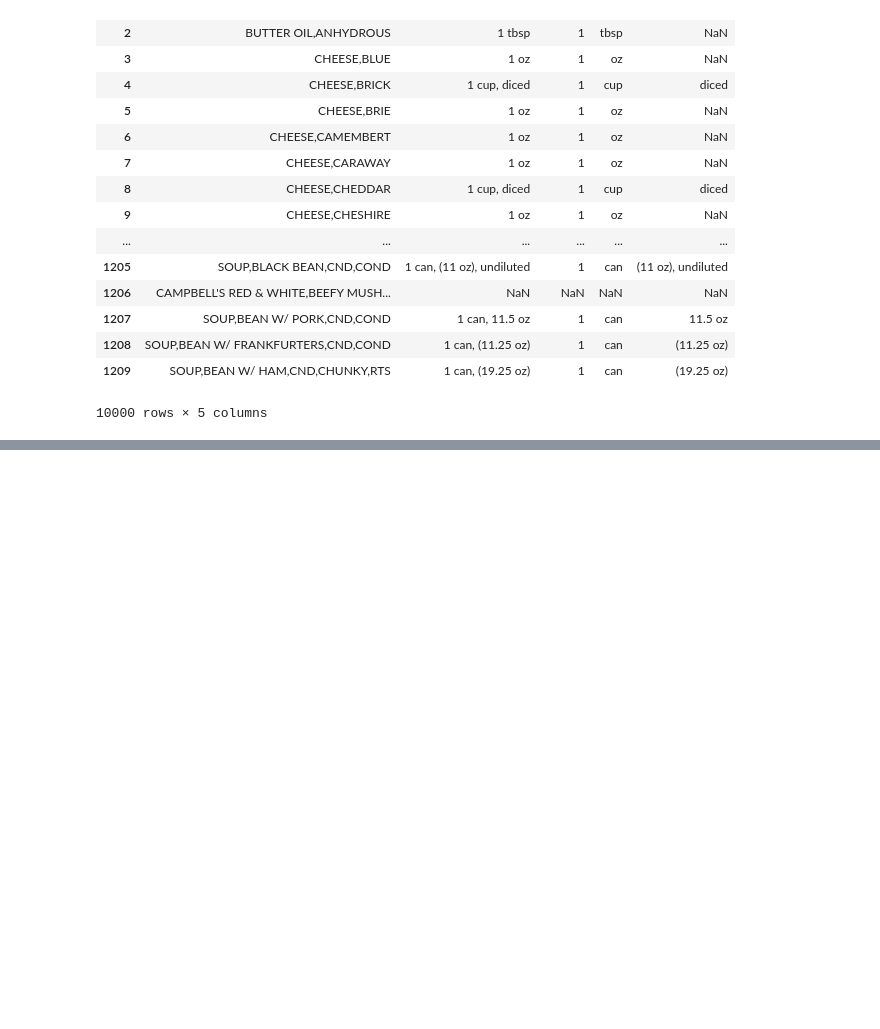
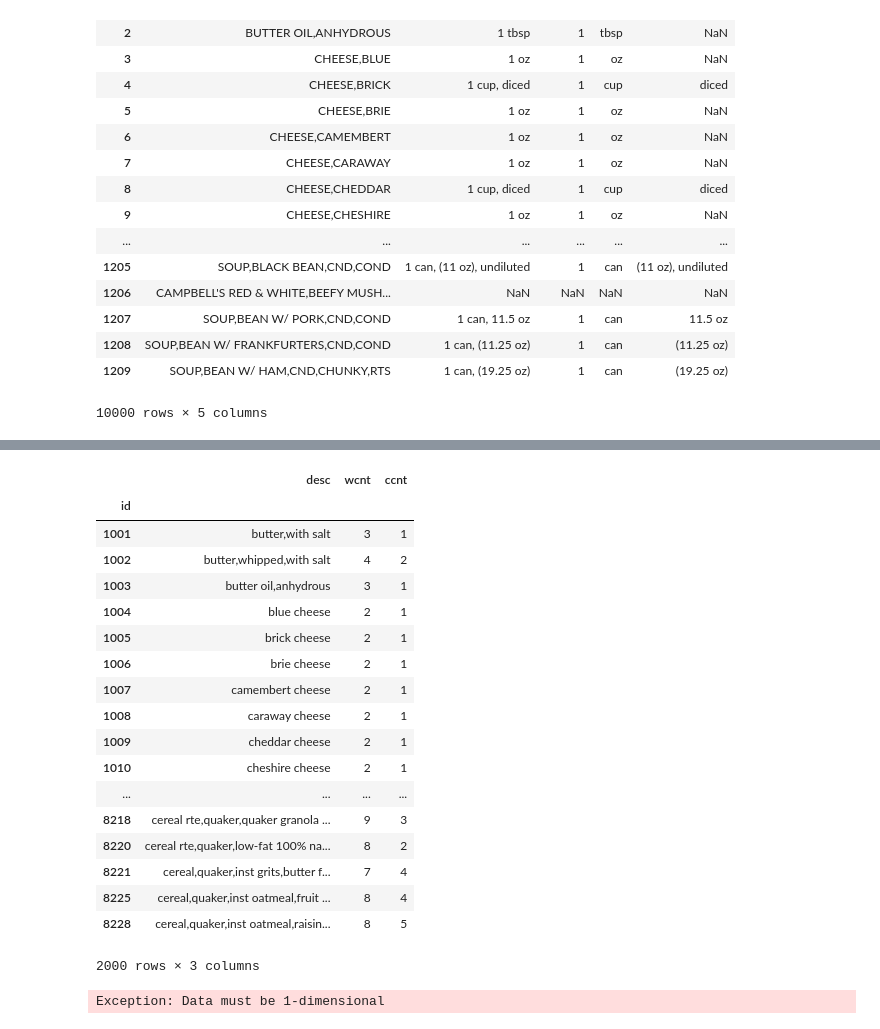
Before and after one commit to aliceedeng/SmartFridge, a Jupyter notebook: data_processing/join_review.ipynb, the cells around one changed output, grey strips where cells are left out. Cells and saved outputs as stored; diff of their text form; code cells hidden in the pictures; blank space fills up the shorter version.

```diff
--- a/data_processing/join_review.ipynb
+++ b/data_processing/join_review.ipynb
@@ -103,0 +288,61 @@ unit_set
+# %%
+# word replacements
+ti2 = dfreplace(ti2, 'desc', 'w/ ', 'with ')
+ti2 = dfreplace(ti2, 'desc', 'w/', 'with ')
+ti2 = dfreplace(ti2, 'desc', 'crm ', 'cream ')
+ti2 = dfreplace(ti2, 'desc', 'crm,', 'cream,')
+ti2 = dfreplace(ti2, 'desc', 'crm$', 'cream')
+ti2 = dfreplace(ti2, 'desc', 'frz,', 'frozen,')
+ti2 = dfreplace(ti2, 'desc', 'frz ', 'frozen ')
+ti2 = dfreplace(ti2, 'desc', 'wo/ ', 'without ')
+ti2 = dfreplace(ti2, 'desc', 'wo/', 'without ')
+ti2 = dfreplace(ti2, 'desc', 'free fat', 'fat free')
+ti2 = dfreplace(ti2, 'desc', 'free fat', 'fat free')
+ti2 = dfreplace(ti2, 'desc', 'fat free', 'fat-free')
+ti2 = dfreplace(ti2, 'desc', 'lo ', 'low ')
+ti2 = dfreplace(ti2, 'desc', 'lofat', 'low-fat')
+ti2 = dfreplace(ti2, 'desc', 'low fat', 'low-fat')
+ti2 = dfreplace(ti2, 'desc', 'pln ', 'plain ')
+ti2 = dfreplace(ti2, 'desc', 'pln,', 'plain,')
+ti2 = dfreplace(ti2, 'desc', 'pln$', 'plain')
+ti2 = dfreplace(ti2, 'desc', 'choc,', 'chocolate,')
+ti2 = dfreplace(ti2, 'desc', 'choc ', 'chocolate ')
+ti2 = dfreplace(ti2, 'desc', 'choc$', 'chocolate')
+ti2 = dfreplace(ti2, 'desc', 'sndwch ', 'sandwich ')
+ti2 = dfreplace(ti2, 'desc', 'sndwch,', 'sandwich,')
+ti2 = dfreplace(ti2, 'desc', 'sndwch$', 'sandwich')
+ti2 = dfreplace(ti2, 'desc', 'whl,', 'whole,')
+ti2 = dfreplace(ti2, 'desc', 'whl ', 'whole ')
+ti2 = dfreplace(ti2, 'desc', 'whl$', 'whole')
+ti2 = dfreplace(ti2, 'desc', 'frsh,', 'fresh,')
+ti2 = dfreplace(ti2, 'desc', 'frsh ', 'fresh ')
+ti2 = dfreplace(ti2, 'desc', 'frsh$', 'fresh')
+ti2 = dfreplace(ti2, 'desc', 'cereals', 'cereal')
+ti2 = dfreplace(ti2, 'desc', 'frstd,', 'frosted,')
+ti2 = dfreplace(ti2, 'desc', 'frstd ', 'frosted ')
+ti2 = dfreplace(ti2, 'desc', 'frstd$', 'frosted')
+ti2.head(2000)
+# %% [output]
+|  | desc | wcnt | ccnt |
+| id |  |  |  |
+| 1001 | butter,with salt | 3 | 1 |
+| 1002 | butter,whipped,with salt | 4 | 2 |
+| 1003 | butter oil,anhydrous | 3 | 1 |
+| 1004 | blue cheese | 2 | 1 |
+| 1005 | brick cheese | 2 | 1 |
+| 1006 | brie cheese | 2 | 1 |
+| 1007 | camembert cheese | 2 | 1 |
+| 1008 | caraway cheese | 2 | 1 |
+| 1009 | cheddar cheese | 2 | 1 |
+| 1010 | cheshire cheese | 2 | 1 |
+| ... | ... | ... | ... |
+| 8218 | cereal rte,quaker,quaker granola ... | 9 | 3 |
+| 8220 | cereal rte,quaker,low-fat 100% na... | 8 | 2 |
+| 8221 | cereal,quaker,inst grits,butter f... | 7 | 4 |
+| 8225 | cereal,quaker,inst oatmeal,fruit ... | 8 | 4 |
+| 8228 | cereal,quaker,inst oatmeal,raisin... | 8 | 5 |
+2000 rows × 3 columns
+# %%
+names = pd.DataFrame(index=names.index, data={'name': names.values})
+# %% [output]
+Exception: Data must be 1-dimensional
```
Also changed, not shown: parts of 20 cells of this notebook, 6 other files.
